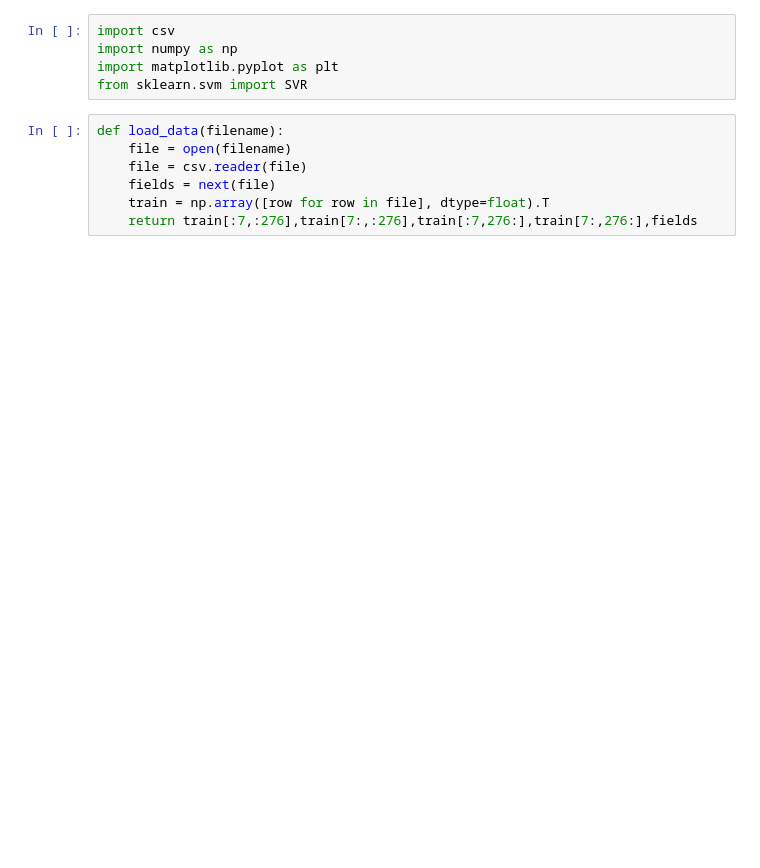
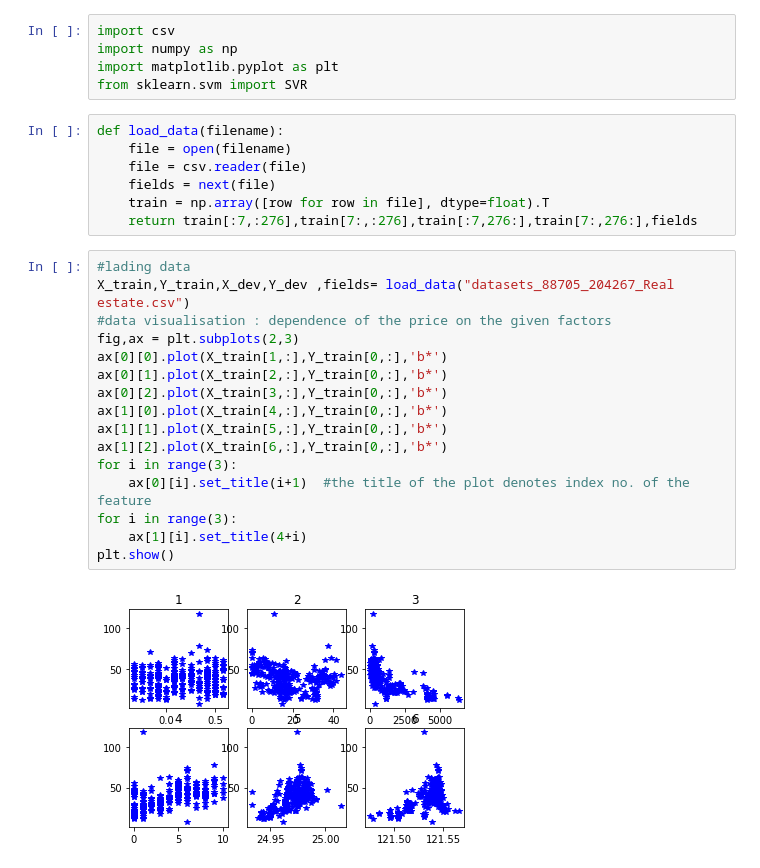
Before and after one commit to kopal960/Linear-Regression, a Jupyter notebook: SVR polynomial regression/assignment4.ipynb, the cells around one changed output. Drawn from its saved outputs; the diff is of its cells as text; blank space fills up the shorter version.

```diff
--- a/SVR polynomial regression/assignment4.ipynb
+++ b/SVR polynomial regression/assignment4.ipynb
@@ -10,5 +10,23 @@ def load_data(filename):
     fields = next(file)
     train = np.array([row for row in file], dtype=float).T
     return train[:7,:276],train[7:,:276],train[:7,276:],train[7:,276:],fields
+# %%
+#lading data
+X_train,Y_train,X_dev,Y_dev ,fields= load_data("datasets_88705_204267_Real estate.csv")
+#data visualisation : dependence of the price on the given factors
+fig,ax = plt.subplots(2,3)
+ax[0][0].plot(X_train[1,:],Y_train[0,:],'b*')
+ax[0][1].plot(X_train[2,:],Y_train[0,:],'b*')
+ax[0][2].plot(X_train[3,:],Y_train[0,:],'b*')
+ax[1][0].plot(X_train[4,:],Y_train[0,:],'b*')
+ax[1][1].plot(X_train[5,:],Y_train[0,:],'b*')
+ax[1][2].plot(X_train[6,:],Y_train[0,:],'b*')
+for i in range(3):
+    ax[0][i].set_title(i+1)  #the title of the plot denotes index no. of the feature
+for i in range(3):
+    ax[1][i].set_title(4+i)
+plt.show()
+# %% [output]
+[figure, added]
 # %%
 #training  and accuracy calculation using SVR
```
Also changed, not shown: parts of 2 cells of this notebook.
